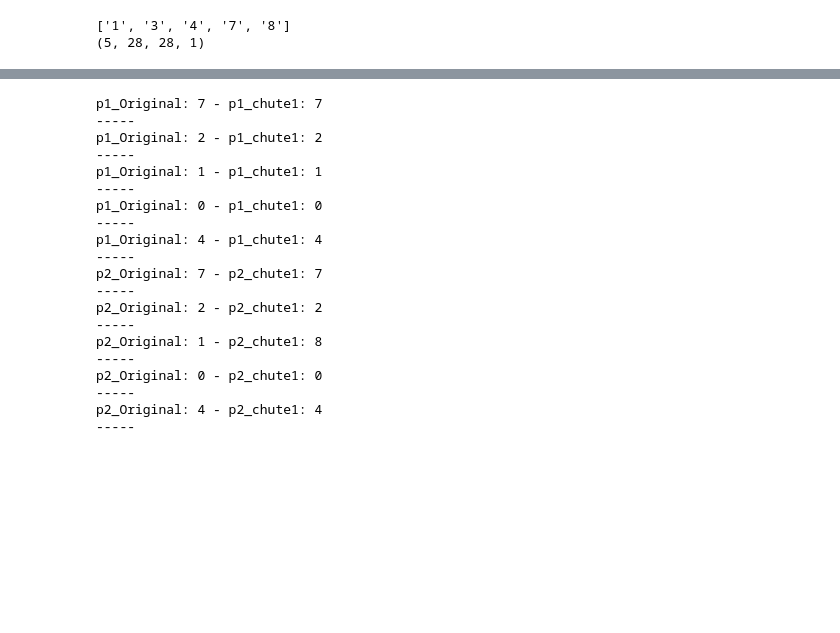
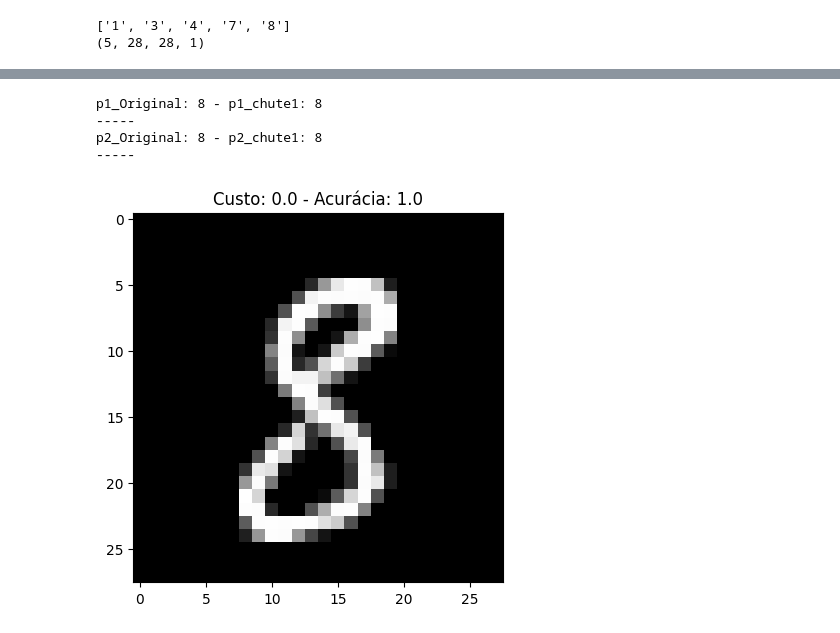
Before and after one commit to jp-turra/machine-learning, a Jupyter notebook: 04_model_mnist.ipynb, the cells around one changed output, grey strips where cells are left out. Saved outputs shown, nothing was run; the diff lists cells and outputs as text; code cells hidden in the pictures; blank space fills up the shorter version.

```diff
--- a/04_model_mnist.ipynb
+++ b/04_model_mnist.ipynb
@@ -523,43 +576,37 @@ modelo.evaluate(x=np.expand_dims(imagens, axis=0), y=to_categorical([classes], 1
 # %%
+index = np.random.randint(0, X_test.shape[0])
+
+imagens = X_test[index:index+1]
+classes = y_test[index:index+1]
+
 # index = np.random.randint(0, imagens.shape[0])
 previsoes = modelo.predict(imagens, verbose=0)
 previsoes_2 = modelo_melhorado.predict(imagens, verbose=0)
 index = 0
 for previsao in previsoes:
     maior_valor = np.argmax(previsao)
     valor_real = classes[index]
     index += 1
 
     print(f'p1_Original: {valor_real} - p1_chute1: {maior_valor}')
     print('-----')
 
 index = 0
 
 for previsao in previsoes_2:
     maior_valor = np.argmax(previsao)
     valor_real = classes[index]
     index += 1
 
     print(f'p2_Original: {valor_real} - p2_chute1: {maior_valor}')
     print('-----')
+
+plt.title(f"Custo: {loss} - Acurácia: {metrics}")
+plt.imshow(imagens[0], cmap='gray')
+plt.show()
 # %% [output]
-p1_Original: 7 - p1_chute1: 7
+p1_Original: 8 - p1_chute1: 8
 -----
-p1_Original: 2 - p1_chute1: 2
+p2_Original: 8 - p2_chute1: 8
 -----
-p1_Original: 1 - p1_chute1: 1
------
-p1_Original: 0 - p1_chute1: 0
------
-p1_Original: 4 - p1_chute1: 4
------
-p2_Original: 7 - p2_chute1: 7
------
-p2_Original: 2 - p2_chute1: 2
------
-p2_Original: 1 - p2_chute1: 8
------
-p2_Original: 0 - p2_chute1: 0
------
-p2_Original: 4 - p2_chute1: 4
------
+[figure, added]
```
Also changed, not shown: parts of 11 cells of this notebook, 5 other files.
